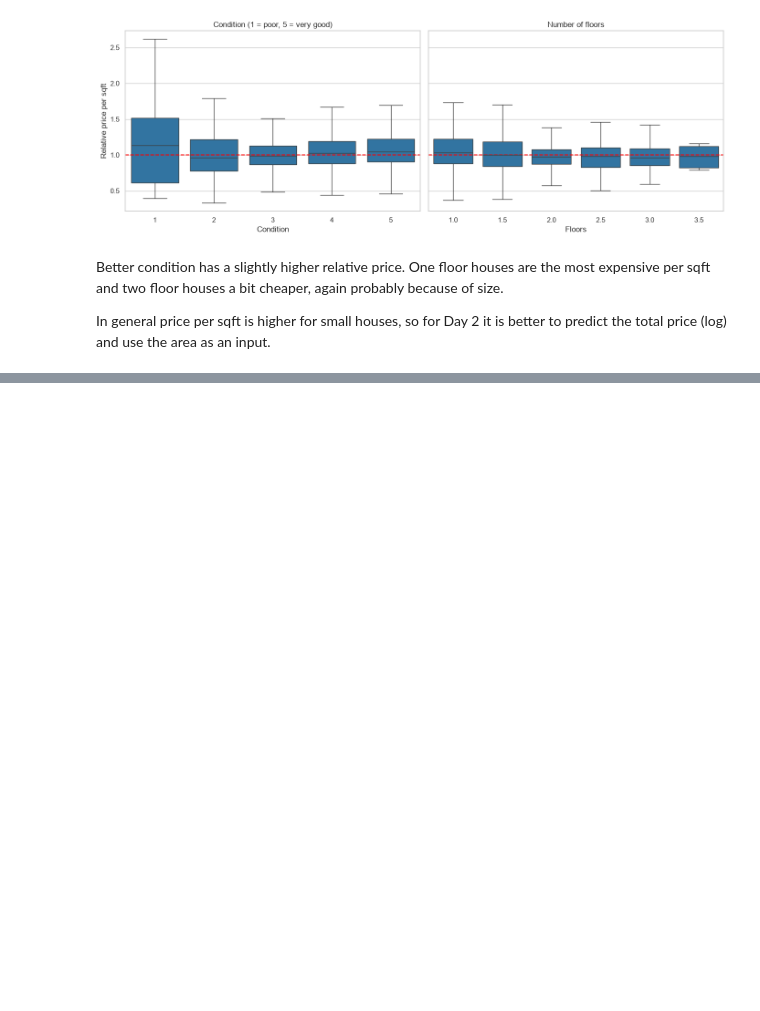
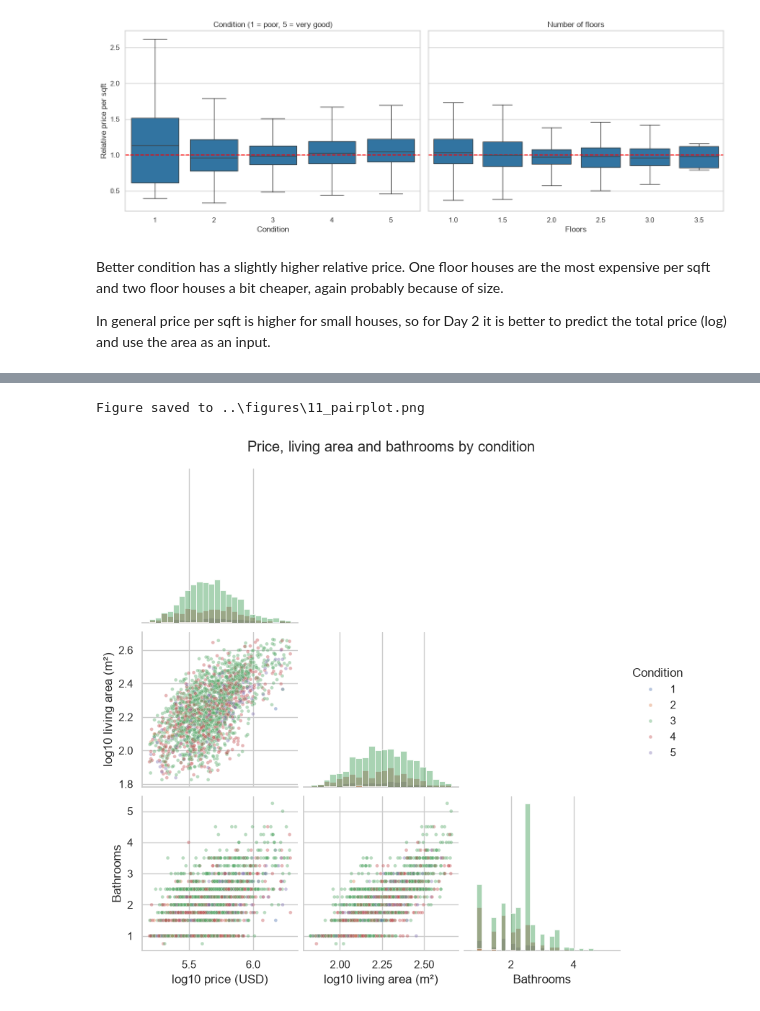
Before and after one commit to barsbabila/2-day1-assignment, a Jupyter notebook: notebook/Day1Group2.ipynb, the cells around one changed output, grey strips where cells are left out. Saved outputs shown, nothing was run; the diff lists cells and outputs as text; code cells hidden in the pictures; blank space fills up the shorter version.

```diff
--- a/notebook/Day1Group2.ipynb
+++ b/notebook/Day1Group2.ipynb
@@ -706,0 +826,45 @@ In general price per sqft is higher for small houses, so for Day 2 it is better
+# %%
+# Complete records with positive price and area
+pair_source = df_clean.dropna(
+    subset=["price", "living_area_m2", "bathrooms", "condition"]
+)
+
+pair_source = pair_source[
+    (pair_source["price"] > 0)
+    & (pair_source["living_area_m2"] > 0)
+]
+
+# Random sample
+pair_sample = pair_source.sample(
+    n=min(2000, len(pair_source)),
+    random_state=RANDOM_STATE
+)
+
+# Making the variables and labels
+pair_data = pd.DataFrame({
+    "log10 price (USD)": np.log10(pair_sample["price"]),
+    "log10 living area (m²)": np.log10(pair_sample["living_area_m2"]),
+    "Bathrooms": pair_sample["bathrooms"].astype(float),
+    "Condition": pair_sample["condition"].astype(str)
+})
+
+# Plotting each pair of numeric variables, coloured by condition
+grid = sns.pairplot(
+    pair_data,
+    hue="Condition",
+    hue_order=sorted(pair_data["Condition"].unique()),
+    corner=True,
+    diag_kind="hist",
+    plot_kws={"alpha": 0.4, "s": 12}
+)
+
+grid.figure.suptitle(
+    "Price, living area and bathrooms by condition",
+    y=1.03
+)
+
+save_fig("11_pairplot")
+plt.show()
+# %% [output]
+Figure saved to ..\figures\11_pairplot.png
+[figure, added]
```
Also changed, not shown: parts of 31 cells of this notebook.
